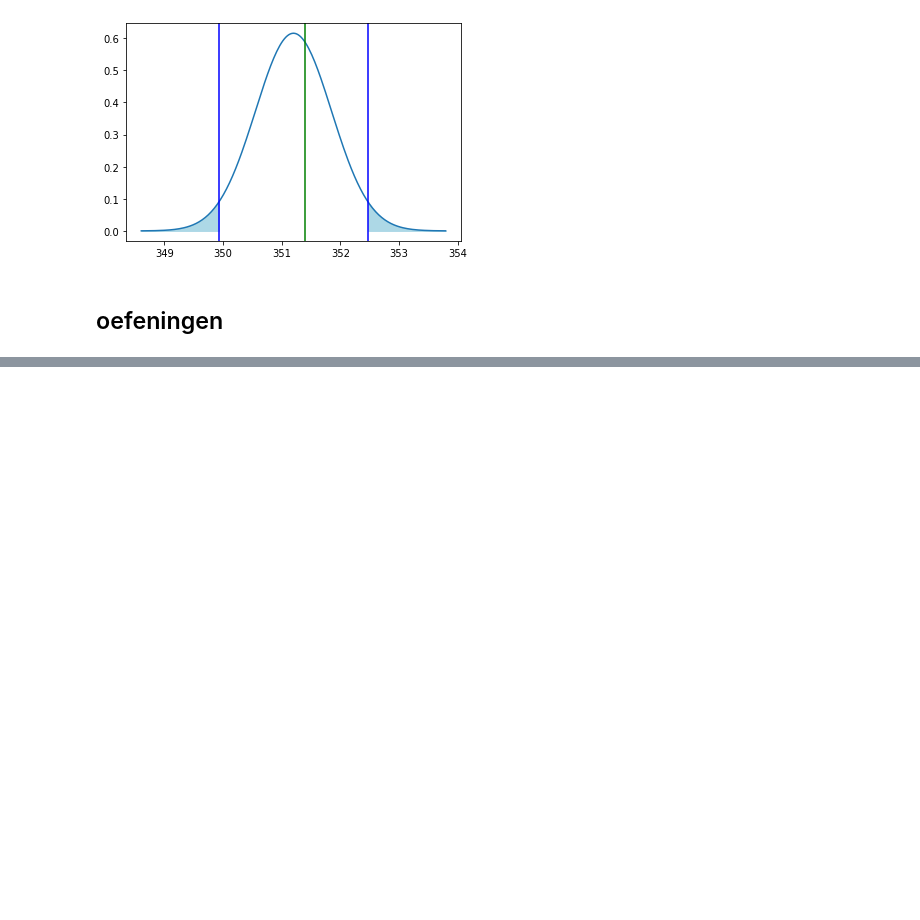
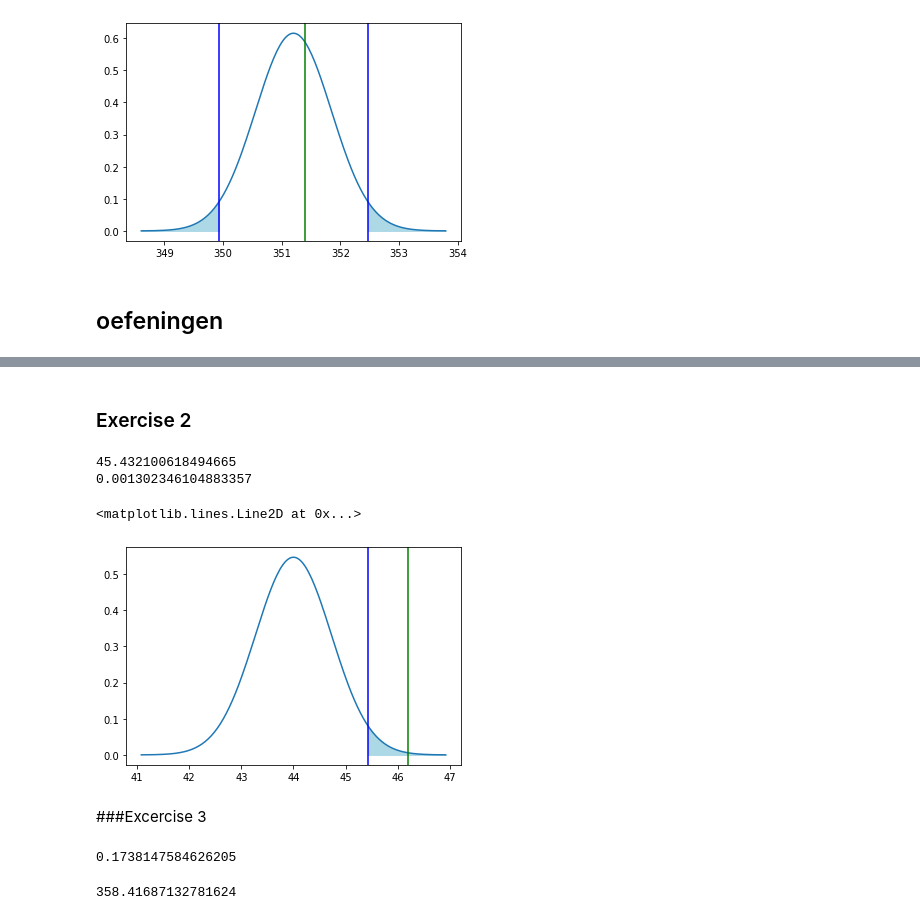
Before and after one commit to arnauddormaels/Data-Science-and-AI, a Jupyter notebook: Solution Labs/Cheat-sheet.ipynb, the cells around one changed output, grey strips where cells are left out. Drawn from its saved outputs; the diff is of its cells as text; code cells hidden in the pictures; blank space fills up the shorter version.

```diff
--- a/Solution Labs/Cheat-sheet.ipynb
+++ b/Solution Labs/Cheat-sheet.ipynb
@@ -675 +675,52 @@ p_value: 0.00
 [figure]
+# %% [markdown]
+### Exercise 2
+# %%
+m=44
+s=6.2
+n=72
+m_sample= 46.2
+s_sample = s/math.sqrt(n)
+significance = 0.025
+
+#1.
+g_value=stats.norm.isf(significance,loc=m,scale=s_sample)
+print(g_value)
+
+
+#2.
+p_value = stats.norm.sf(m_sample, loc = m, scale = s_sample)
+print(p_value)
+
+#tekening maken
+dist_x=np.linspace(m - 4 * s_sample,m + 4 * s_sample,num=201)
+dist_y= stats.norm.pdf(dist_x,m,s_sample)
+
+plt.plot(dist_x,dist_y)
+plt.fill_between(dist_x,dist_y, where=dist_x >= g_value,color='lightblue')
+plt.axvline(x=g_value, color='blue')
+plt.axvline(x=m_sample, color='green')                                                  #indien groen in het blauw ligt = verwerpen
+# %% [output]
+45.432100618494665
+0.001302346104883357
+<matplotlib.lines.Line2D at 0x...>
+[figure, added]
+# %% [markdown]
+###Excercise 3
+# %%
+arr=[400,350,400,500,300,350,200,500,200,250,250,500,350,100]
+
+m=300
+n=len(arr)
+m_sample = np.mean(arr)
+s_sample = np.std(arr, ddof=1) / math.sqrt(n)
+significance = 0.05
+
+p_value = stats.t.sf(m_sample, loc=m, scale=s_sample, df=n-1)
+print(p_value)
+
+g_value = stats.t.isf(significance, loc=m, scale=s_sample, df=n-1)
+g_value
+# %% [output]
+0.1738147584626205
+358.41687132781624
```
Also changed, not shown: parts of 15 cells of this notebook.
